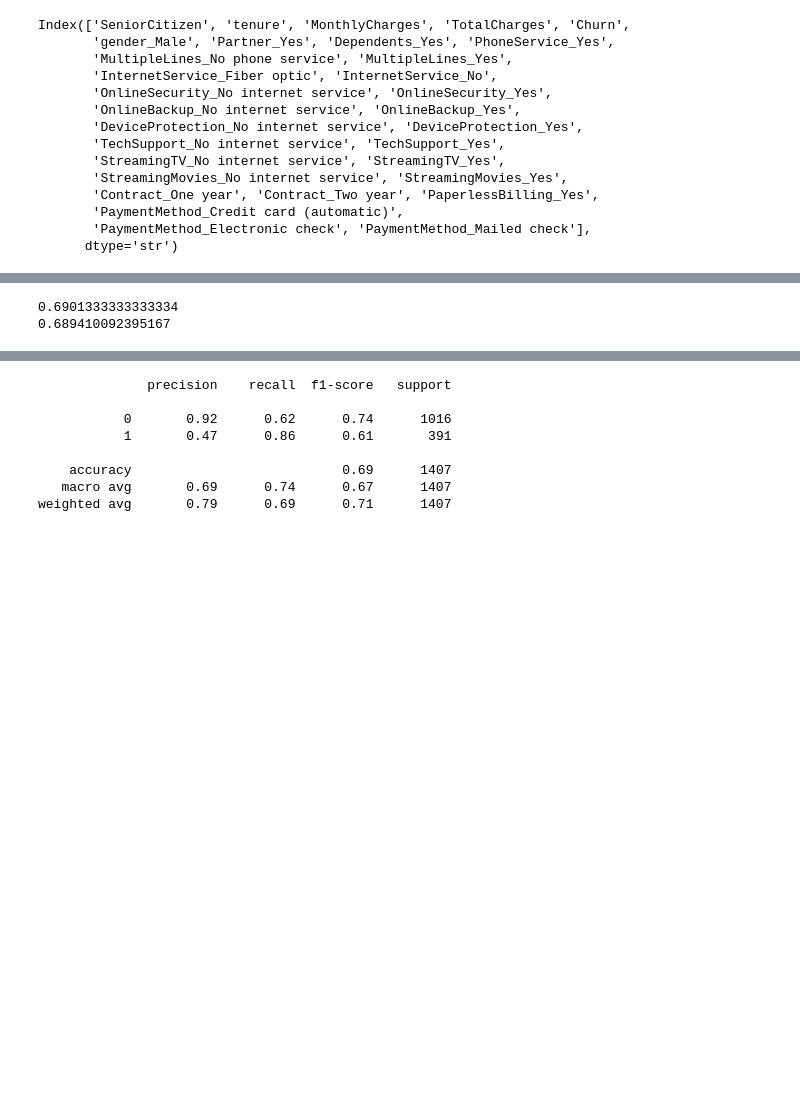
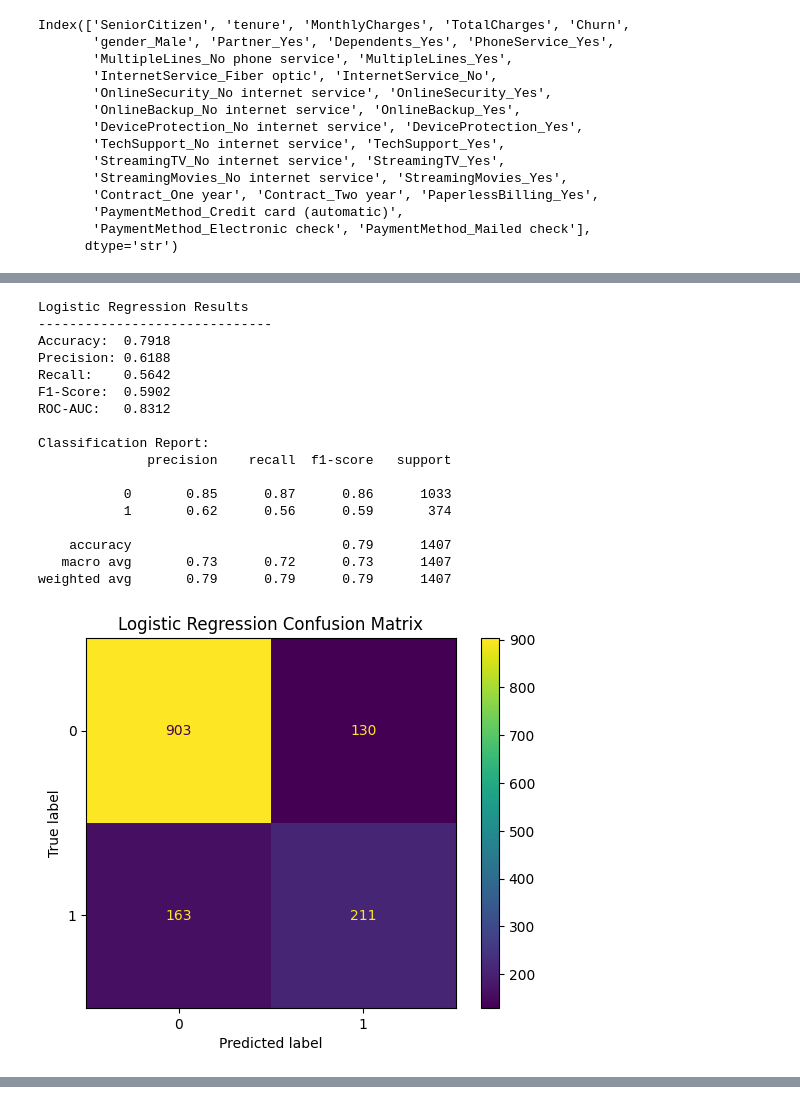
Before and after one commit to bv255/COMP0050, a Jupyter notebook: logistic_regression.ipynb, the cells around one changed output, grey strips where cells are left out. Cells and saved outputs as stored; diff of their text form; code cells hidden in the pictures; blank space fills up the shorter version.

```diff
--- a/logistic_regression.ipynb
+++ b/logistic_regression.ipynb
@@ -80,7 +92,7 @@ PaymentMethod_Electronic check             int64
 PaymentMethod_Mailed check                 int64
 dtype: object
 # %%
-X_train, X_test, y_train, y_test = train_test_split(X, y, test_size=0.2)
+X_train, X_test, y_train, y_test = train_test_split(X, y, test_size=0.2, stratify=y, random_state=50)
 
 scaler = StandardScaler()
 X_train_scaled = scaler.fit_transform(X_train)
@@ -95,12 +107,49 @@ y_test = y_test.values
 theta_hat = gradient_descent(X_train_scaled, y_train, alpha=0.1)
 y_pred_train = predict(X_train_scaled, theta_hat)
 y_pred_test = predict(X_test_scaled, theta_hat)
+y_prob_test = predict_prob(X_test_scaled, theta_hat)
+
 
 train_accuracy = accuracy_score(y_train, y_pred_train)
 test_accuracy = accuracy_score(y_test, y_pred_test)
 # %%
-print(train_accuracy)
-print(test_accuracy)
+# Calculate metrics
+print("Logistic Regression Results")
+print("-" * 30)
+print(f"Accuracy:  {accuracy_score(y_test, y_pred_test):.4f}")
+print(f"Precision: {precision_score(y_test, y_pred_test):.4f}")
+print(f"Recall:    {recall_score(y_test, y_pred_test):.4f}")
+print(f"F1-Score:  {f1_score(y_test, y_pred_test):.4f}")
+print(f"ROC-AUC:   {roc_auc_score(y_test, y_prob_test):.4f}")
+
+print("\nClassification Report:")
+print(classification_report(y_test, y_pred_test))
+
+# Confusion Matrix
+ConfusionMatrixDisplay.from_predictions(y_test, y_pred_test)
+plt.title("Logistic Regression Confusion Matrix")
+plt.show()
+
+# ROC Curve
+RocCurveDisplay.from_predictions(y_test, y_prob_test)
+plt.title("Logistic Regression ROC Curve")
+plt.show()
 # %% [output]
-0.6901333333333334
-0.689410092395167
+Logistic Regression Results
+------------------------------
+Accuracy:  0.7918
+Precision: 0.6188
+Recall:    0.5642
+F1-Score:  0.5902
+ROC-AUC:   0.8312
+
+Classification Report:
+              precision    recall  f1-score   support
+
+           0       0.85      0.87      0.86      1033
+           1       0.62      0.56      0.59       374
+
+    accuracy                           0.79      1407
+   macro avg       0.73      0.72      0.73      1407
+weighted avg       0.79      0.79      0.79      1407
+[figure, added]
@@ -107,13 +156,0 @@ print(test_accuracy)
-# %%
-from sklearn.metrics import classification_report
-
-print(classification_report(y_test, y_pred_test))
-# %% [output]
-              precision    recall  f1-score   support
-
-           0       0.92      0.62      0.74      1016
-           1       0.47      0.86      0.61       391
-
-    accuracy                           0.69      1407
-   macro avg       0.69      0.74      0.67      1407
-weighted avg       0.79      0.69      0.71      1407
```
Also changed, not shown: parts of 5 cells of this notebook, 18 other files.
